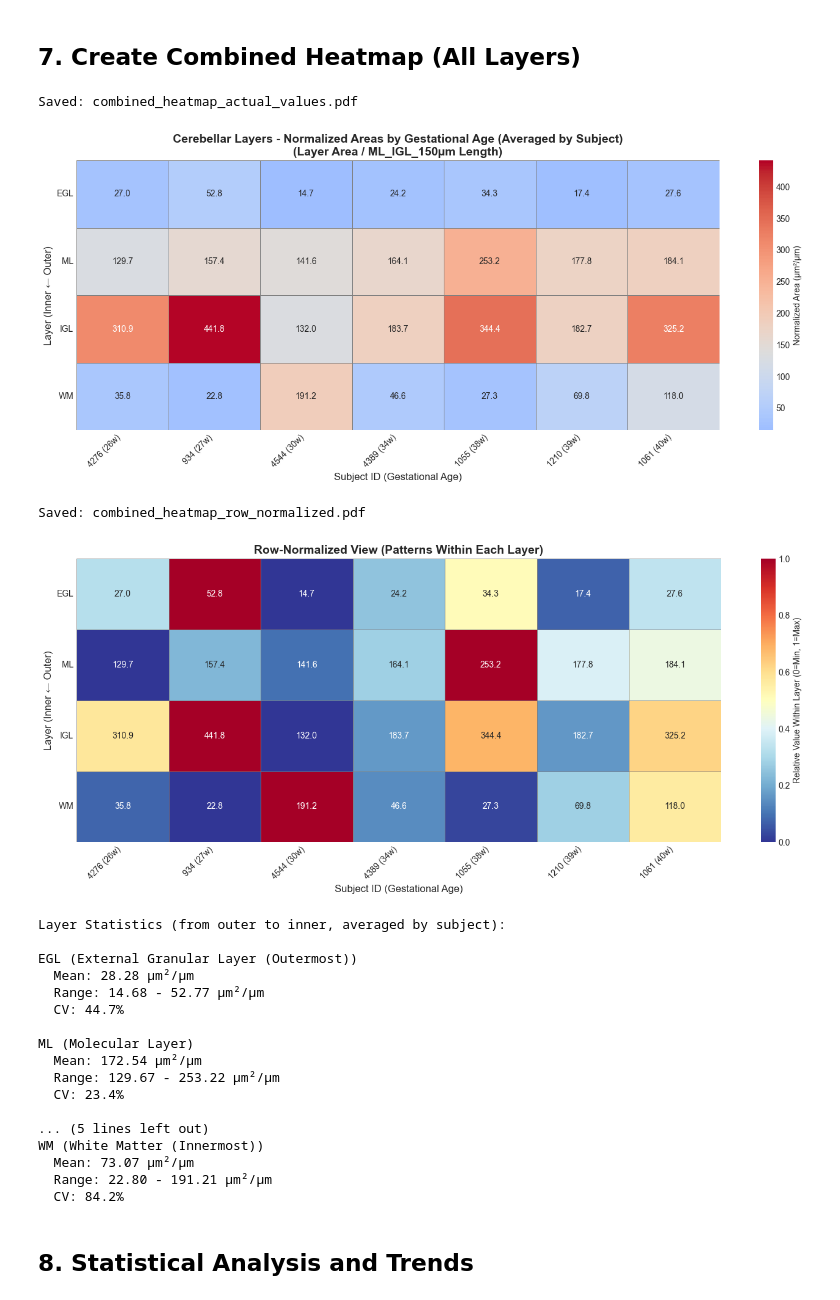
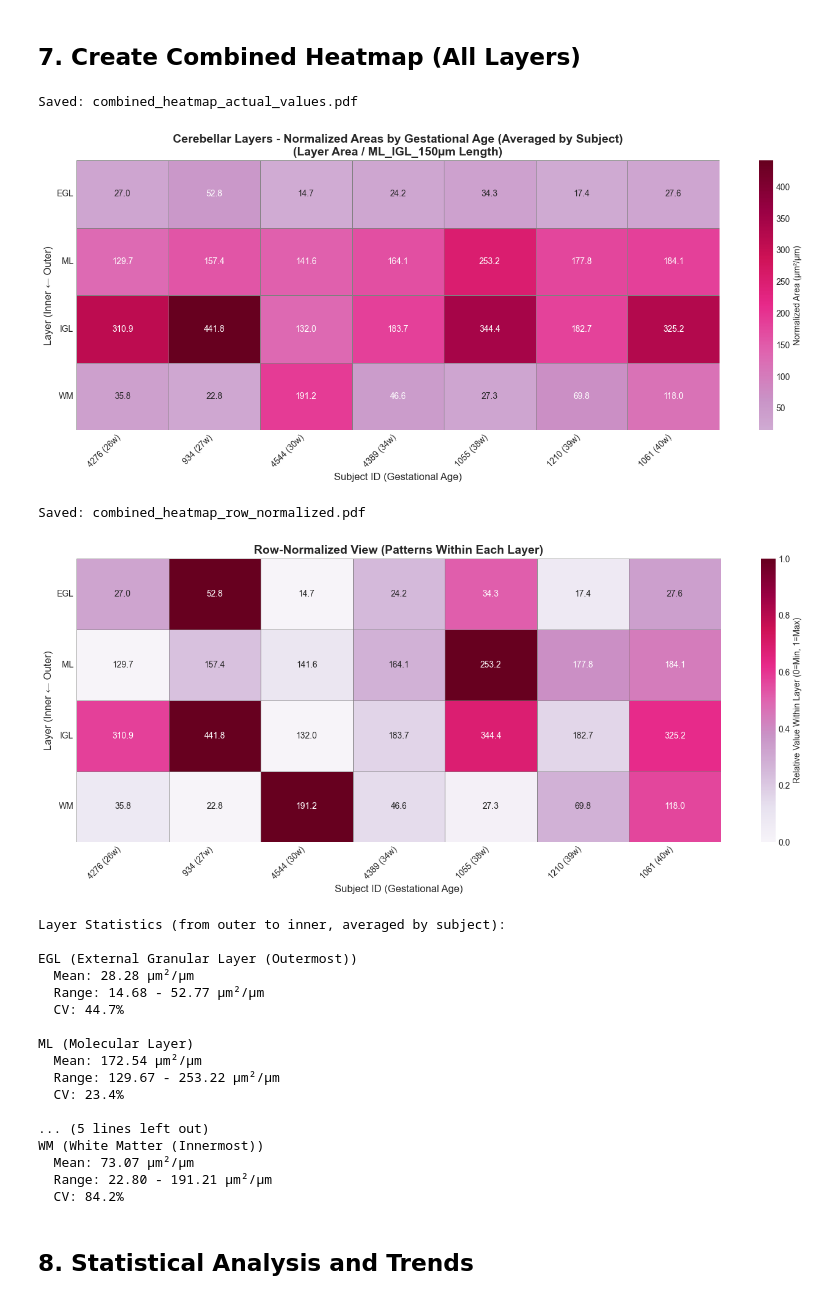
Before and after one commit to robinson-vidva/shared-projects, a Jupyter notebook: NEC_Neuropathology/visualizations_neuropath.ipynb, the cells around one changed output. Saved outputs shown, nothing was run; the diff lists cells and outputs as text; code cells hidden in the pictures.

```diff
--- a/NEC_Neuropathology/visualizations_neuropath.ipynb
+++ b/NEC_Neuropathology/visualizations_neuropath.ipynb
@@ -356,10 +356,10 @@ IGL Layer:
 # %%
 # Define color schemes for each layer
 color_schemes = {
-    'ML': 'YlOrRd',     # Yellow to Orange to Red
-    'IGL': 'PuRd',      # Purple to Red
-    'EGL': 'YlGnBu',    # Yellow to Green to Blue
-    'WM': 'BuGn'        # Blue to Green
+    'ML': 'PuRd',     # Yellow to Orange to Red - YlOrRd
+    'IGL': 'PuRd',      # Purple to Red - PuRd
+    'EGL': 'PuRd',    # Yellow to Green to Blue - YlGnBu
+    'WM': 'PuRd'        # Blue to Green - BuGn
 }
 
 # Create individual heatmaps for each layer
@@ -488,7 +488,7 @@ if not heatmap_combined.empty:
     plt.figure(figsize=(14, 6))
 
     sns.heatmap(heatmap_pivot,
-                cmap='coolwarm',
+                cmap='PuRd',
                 annot=True,
                 fmt='.1f',
                 cbar_kws={'label': 'Normalized Area (µm²/µm)'},
@@ -516,7 +516,7 @@ if not heatmap_combined.empty:
     plt.figure(figsize=(14, 6))
 
     sns.heatmap(heatmap_normalized,
-                cmap='RdYlBu_r',
+                cmap='PuRd',
                 annot=heatmap_pivot.values,  # Show original values
                 fmt='.1f',
                 cbar_kws={'label': 'Relative Value Within Layer (0=Min, 1=Max)'},
@@ -528,35 +528,35 @@ if not heatmap_combined.empty:
     plt.ylabel('Layer (Inner ← Outer)', fontsize=12)
     plt.xticks(rotation=45, ha='right')
 
     # Keep simple layer labels
     plt.gca().set_yticklabels(plt.gca().get_yticklabels(), rotation=0)
 
     plt.tight_layout()
 
     # Save figure
     save_figure('combined_heatmap_row_normalized')
 
     plt.show()
 
     # Print layer statistics for context
     print("\nLayer Statistics (from outer to inner, averaged by subject):")
     layer_descriptions = {
         'EGL': 'External Granular Layer (Outermost)',
         'ML': 'Molecular Layer',
         'IGL': 'Internal Granular Layer',
         'WM': 'White Matter (Innermost)'
     }
     for layer in available_layers:
         values = heatmap_pivot.loc[layer]
         print(f"\n{layer} ({layer_descriptions.get(layer, '')})")
         print(f"  Mean: {values.mean():.2f} µm²/µm")
         print(f"  Range: {values.min():.2f} - {values.max():.2f} µm²/µm")
         print(f"  CV: {(values.std() / values.mean() * 100):.1f}%")
 # %% [output]
 Saved: combined_heatmap_actual_values.pdf
-[figure, old version]
+[figure, new version]
 Saved: combined_heatmap_row_normalized.pdf
-[figure, old version]
+[figure, new version]
 Layer Statistics (from outer to inner, averaged by subject):
 
 EGL (External Granular Layer (Outermost))
```
Also changed, not shown: parts of 1 cell of this notebook.
